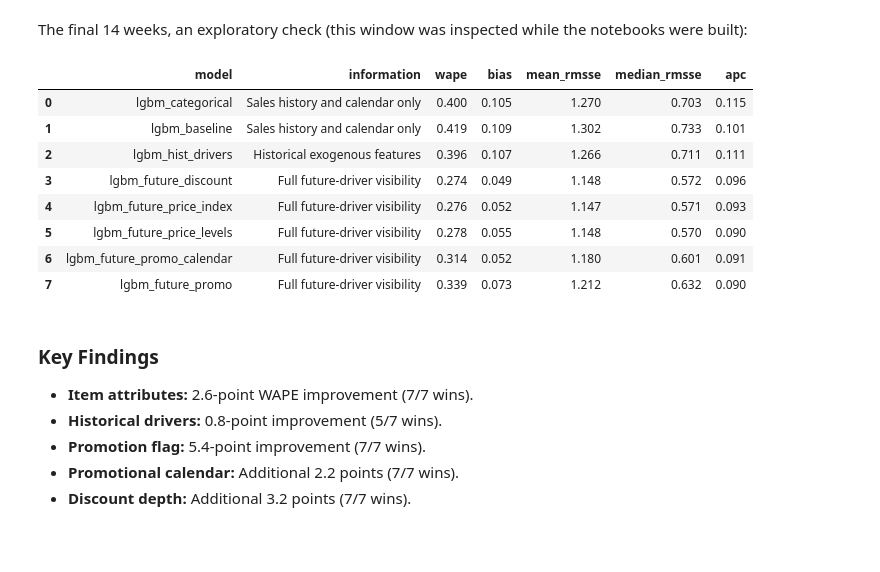
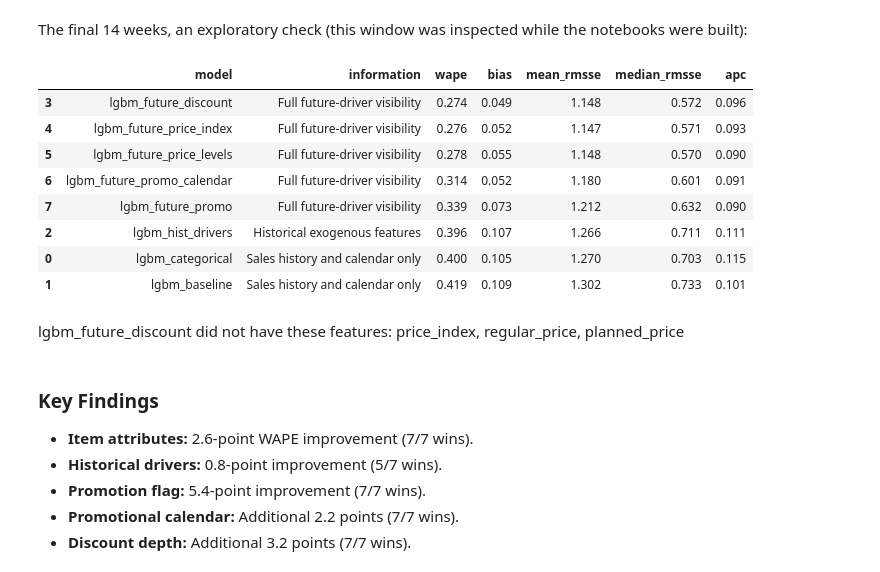
Before and after one commit to tackes/time-series-forecasting-bootcamp, a Jupyter notebook: day1_ml/03_exogenous_features.ipynb, the cells around one changed output. Saved outputs shown, nothing was run; the diff lists cells and outputs as text; code cells hidden in the pictures; blank space fills up the shorter version.

```diff
--- a/day1_ml/03_exogenous_features.ipynb
+++ b/day1_ml/03_exogenous_features.ipynb
@@ -931,7 +929,10 @@ Development origins first, on rows every model forecasts, ordered by information
 # %%
 reference = load_forecasts(["02_ml_baseline"]).query("model == 'lgbm_baseline'")
 candidates = pd.concat([reference, forecasts])
+candidates["information_tier"] = candidates["information_tier"].replace(
+    {"historical_only": "history"}
+)
 columns = ["model", "information", "wape", "bias", "mean_rmsse", "median_rmsse", "apc"]
-leaderboard(candidates, actuals, scope="dev")[columns].round(3)
+leaderboard(candidates, actuals, scope="dev")[columns].sort_values("wape").round(3)
 # %% [output]
 |  | model | information | wape | bias | mean_rmsse | median_rmsse | apc |
@@ -1017,17 +1018,19 @@ chosen future-driver model: lgbm_future_price_levels | promo, promo_lag1, promo_
 # %% [markdown]
 The final 14 weeks, an exploratory check (this window was inspected while the notebooks were built):
 # %%
-leaderboard(candidates, actuals, scope="test")[columns].round(3)
+leaderboard(candidates, actuals, scope="test")[columns].sort_values("wape").round(3)
 # %% [output]
 |  | model | information | wape | bias | mean_rmsse | median_rmsse | apc |
-| 0 | lgbm_categorical | Sales history and calendar only | 0.400 | 0.105 | 1.270 | 0.703 | 0.115 |
-| 1 | lgbm_baseline | Sales history and calendar only | 0.419 | 0.109 | 1.302 | 0.733 | 0.101 |
-| 2 | lgbm_hist_drivers | Historical exogenous features | 0.396 | 0.107 | 1.266 | 0.711 | 0.111 |
 | 3 | lgbm_future_discount | Full future-driver visibility | 0.274 | 0.049 | 1.148 | 0.572 | 0.096 |
 | 4 | lgbm_future_price_index | Full future-driver visibility | 0.276 | 0.052 | 1.147 | 0.571 | 0.093 |
 | 5 | lgbm_future_price_levels | Full future-driver visibility | 0.278 | 0.055 | 1.148 | 0.570 | 0.090 |
 | 6 | lgbm_future_promo_calendar | Full future-driver visibility | 0.314 | 0.052 | 1.180 | 0.601 | 0.091 |
 | 7 | lgbm_future_promo | Full future-driver visibility | 0.339 | 0.073 | 1.212 | 0.632 | 0.090 |
+| 2 | lgbm_hist_drivers | Historical exogenous features | 0.396 | 0.107 | 1.266 | 0.711 | 0.111 |
+| 0 | lgbm_categorical | Sales history and calendar only | 0.400 | 0.105 | 1.270 | 0.703 | 0.115 |
+| 1 | lgbm_baseline | Sales history and calendar only | 0.419 | 0.109 | 1.302 | 0.733 | 0.101 |
+# %% [markdown]
+lgbm_future_discount did not have these features:  price_index, regular_price, planned_price
 # %% [markdown]
 ### Key Findings
 
```
Also changed, not shown: parts of 20 cells of this notebook, 21 other files.
